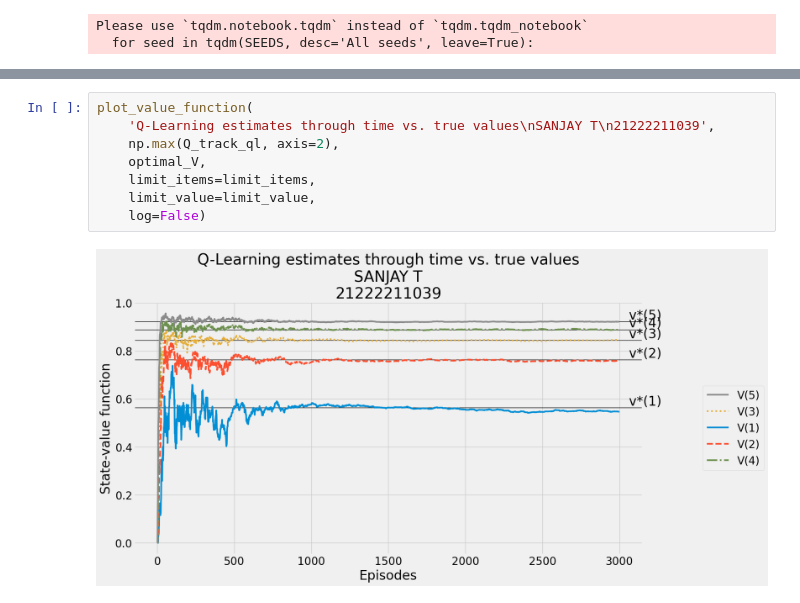
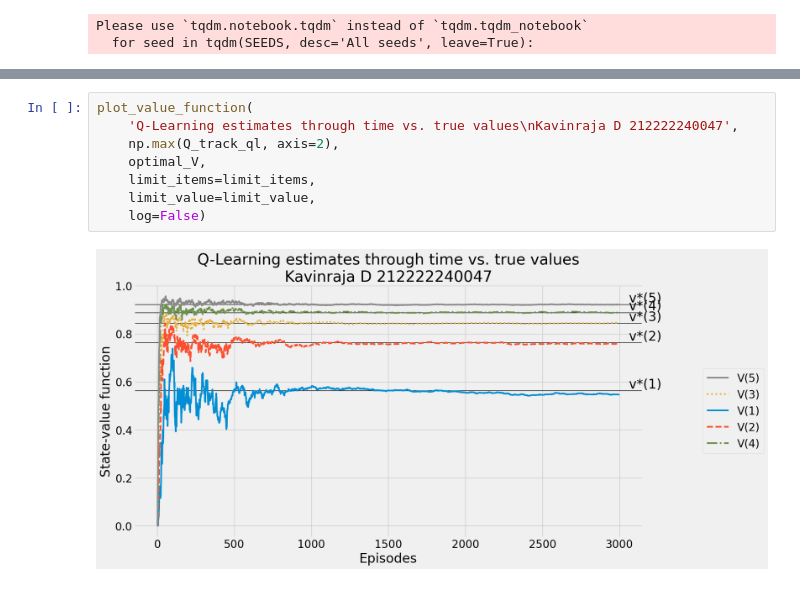
Before and after one commit to d-kavinraja/Q-Learning, a Jupyter notebook: EXP_07_RL.ipynb, the cells around one changed output, grey strips where cells are left out. Drawn from its saved outputs; the diff is of its cells as text.

```diff
--- a/EXP_07_RL.ipynb
+++ b/EXP_07_RL.ipynb
@@ -498,10 +481,10 @@ plot_value_function(
 # %%
 plot_value_function(
-    'Q-Learning estimates through time vs. true values\nSANJAY T\n21222211039',
+    'Q-Learning estimates through time vs. true values\nKavinraja D 212222240047',
     np.max(Q_track_ql, axis=2),
     optimal_V,
     limit_items=limit_items,
     limit_value=limit_value,
     log=False)
 # %% [output]
-[figure, old version]
+[figure, new version]
```
Also changed, not shown: parts of 5 cells of this notebook, 6 other files.
